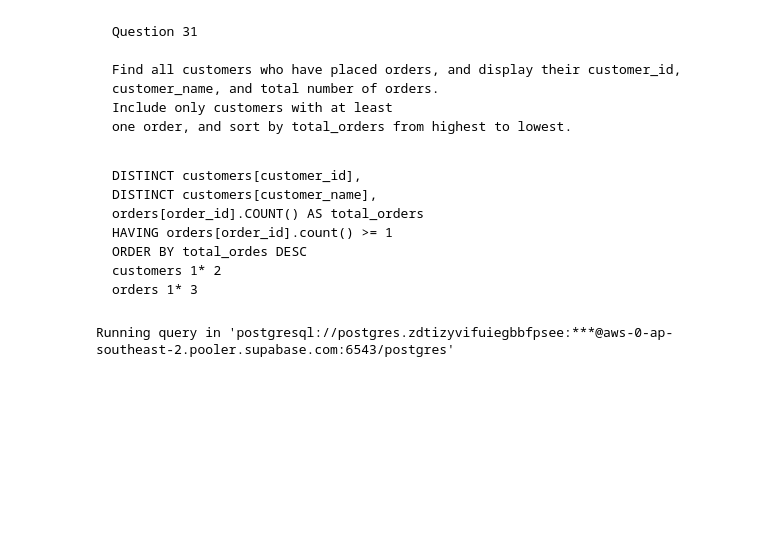
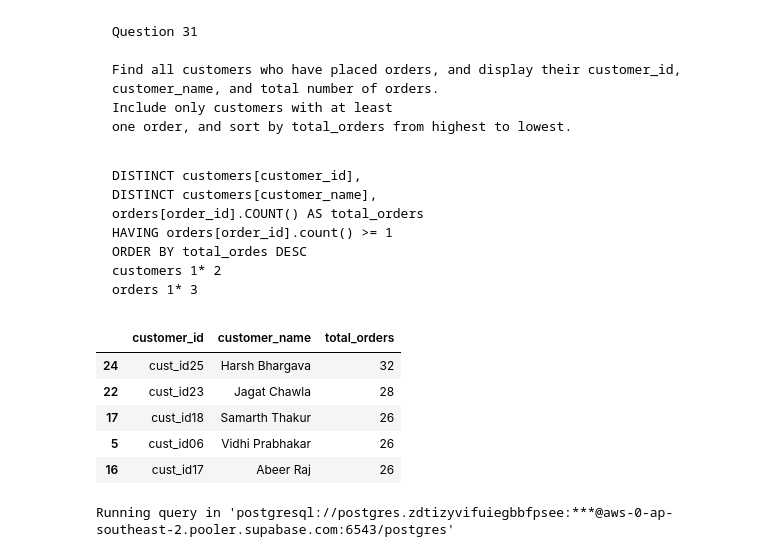
Before and after one commit to umesh-creates/sql_pandas_exercise_and_notes, a Jupyter notebook: retail_analysis exercise/left_join.ipynb, the cells around one changed output. Drawn from its saved outputs; the diff is of its cells as text; code cells hidden in the pictures; blank space fills up the shorter version.

```diff
--- a/retail_analysis exercise/left_join.ipynb
+++ b/retail_analysis exercise/left_join.ipynb
@@ -11,3 +13,8 @@ Connecting to 'postgresql://postgres.zdtizyvifuiegbbfpsee:***@aws-0-ap-southeast
+# %%
+products = pd.read_csv(r'd:\SQL\data generator\output\products.csv')
+customers = pd.read_csv(r'd:\SQL\data generator\output\customers.csv')
+orders = pd.read_csv(r'd:\SQL\data generator\output\orders.csv')
+order_items = pd.read_csv(r'd:\SQL\data generator\output\order_items.csv')
 # %% [markdown]
 <pre>Question 21 — LEFT JOIN
 
@@ -331,6 +449,21 @@ ORDER BY total_ordes DESC
 customers 1* 2
 orders 1* 3
 </pre>
+# %%
+merged = pd.merge(customers, orders, on='customer_id')
+total_orders = (
+    merged
+    .groupby(['customer_id', 'customer_name'])['order_id']
+    .count()
+).reset_index(name='total_orders')
+total_orders[total_orders['total_orders'] >= 1].sort_values('total_orders', ascending = False).head()
+# %% [output]
+|  | customer_id | customer_name | total_orders |
+| 24 | cust_id25 | Harsh Bhargava | 32 |
+| 22 | cust_id23 | Jagat Chawla | 28 |
+| 17 | cust_id18 | Samarth Thakur | 26 |
+| 5 | cust_id06 | Vidhi Prabhakar | 26 |
+| 16 | cust_id17 | Abeer Raj | 26 |
 # %%
 %%sql
 SELECT c.customer_id, c.customer_name, COUNT(o.order_id) AS total_orders
```
Also changed, not shown: parts of 17 cells of this notebook, 1 other file.
